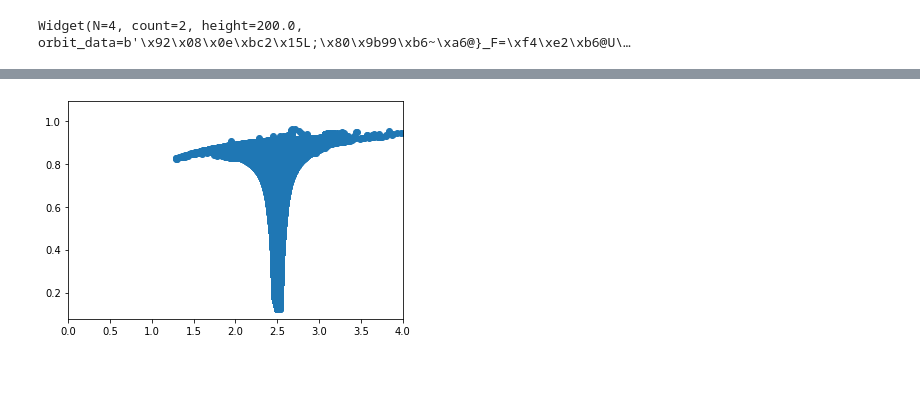
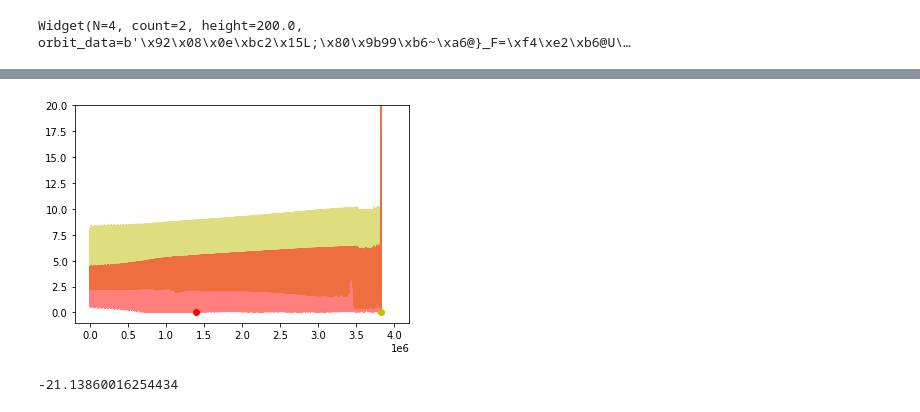
Before and after one commit to Ho0ost/api_workshop, a Jupyter notebook: onze_meuk/Joost/animate/million_year_wooper.ipynb, the cells around one changed output, grey strips where cells are left out. Saved outputs shown, nothing was run; the diff lists cells and outputs as text; code cells hidden in the pictures; blank space fills up the shorter version.

```diff
--- a/onze_meuk/Joost/animate/million_year_wooper.ipynb
+++ b/onze_meuk/Joost/animate/million_year_wooper.ipynb
@@ -105,9 +110,26 @@ plt.show()
-# %%
-plt.scatter(a_list,e_list)
-plt.xlim([0,4])
-plt.show()
-# %% [output]
-[figure, removed]
+# %%
+
+mars_min_dist = min(mars_distance_list)
+mars_index = mars_distance_list.index(mars_min_dist)
+
+jupiter_min_dist = min(jupiter_distance_list)
+jupiter_index = jupiter_distance_list.index(jupiter_min_dist)
+
+plt.plot(time_list,jupiter_distance_list,"y",alpha = 0.5)
+plt.plot(time_list,mars_distance_list,"r",alpha = 0.5)
+
+plt.plot(mars_index,mars_min_dist,"ro")
+plt.plot(jupiter_index,jupiter_min_dist,"yo")
+
+#plt.xlim(2e6,2.001e6)
+plt.ylim([-1,20])
+plt.show()
+# %% [output]
+[figure, added]
+# %%
+print(sim.particles[3].a)
+# %% [output]
+-21.13860016254434
 # %%
 sim.status()
 # %% [output]
```
Also changed, not shown: parts of 5 cells of this notebook, 2 other files.
